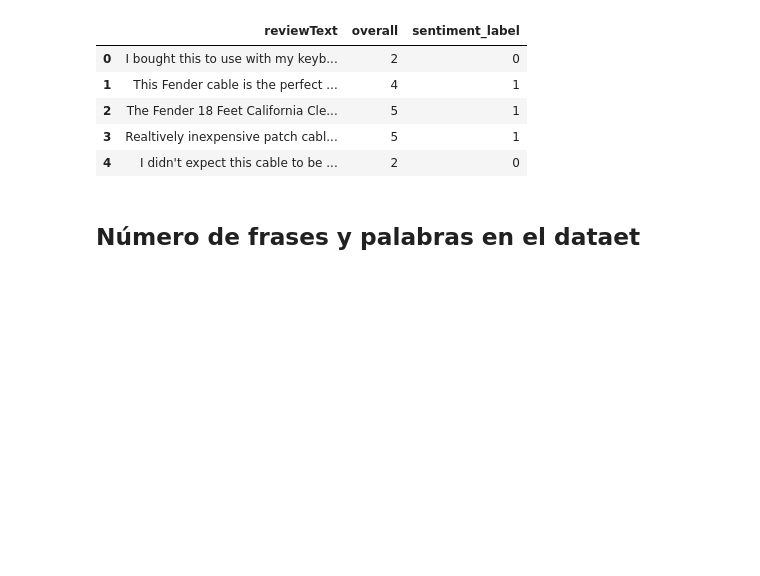
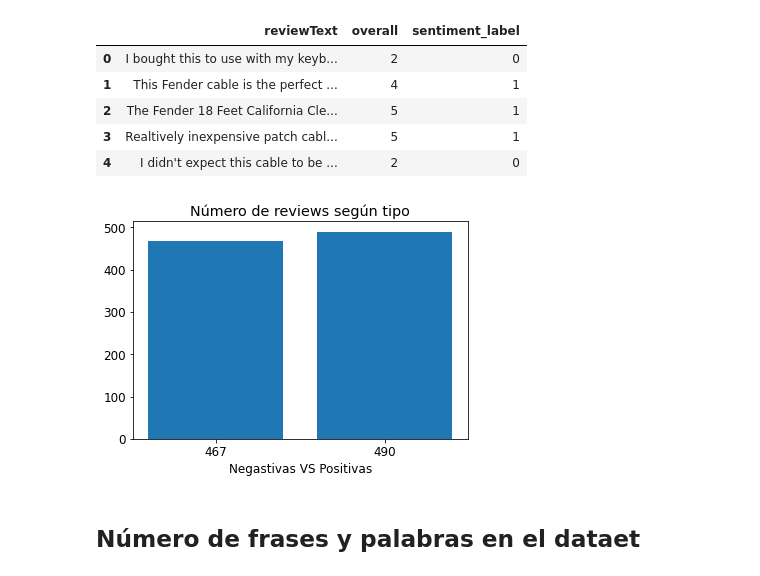
Before and after one commit to IrenaVent/11-NLP, a Jupyter notebook: Practica-NLP-Irena-Vent.ipynb, the cells around one changed output. Saved outputs shown, nothing was run; the diff lists cells and outputs as text; code cells hidden in the pictures; blank space fills up the shorter version.

```diff
--- a/Practica-NLP-Irena-Vent.ipynb
+++ b/Practica-NLP-Irena-Vent.ipynb
@@ -200,6 +200,21 @@ Tamaño del data_subset --> (957, 3)
 | 2 | The Fender 18 Feet California Cle... | 5 | 1 |
 | 3 | Realtively inexpensive patch cabl... | 5 | 1 |
 | 4 | I didn't expect this cable to be ... | 2 | 0 |
+# %%
+# preparamos los datos
+score = data_subset['sentiment_label'].value_counts()
+numbers = score.index
+quantity = score.values
+
+# visualizamos las distribuciones
+plt.bar(numbers, quantity, align='center')
+plt.xticks(numbers, quantity)
+plt.xlabel('Negastivas VS Positivas')
+plt.title('Número de reviews según tipo')
+
+plt.show()
+# %% [output]
+[figure, added]
 # %% [markdown]
 ## Número de frases y palabras en el dataet
 # %% [markdown]
```
Also changed, not shown: parts of 62 cells of this notebook.
